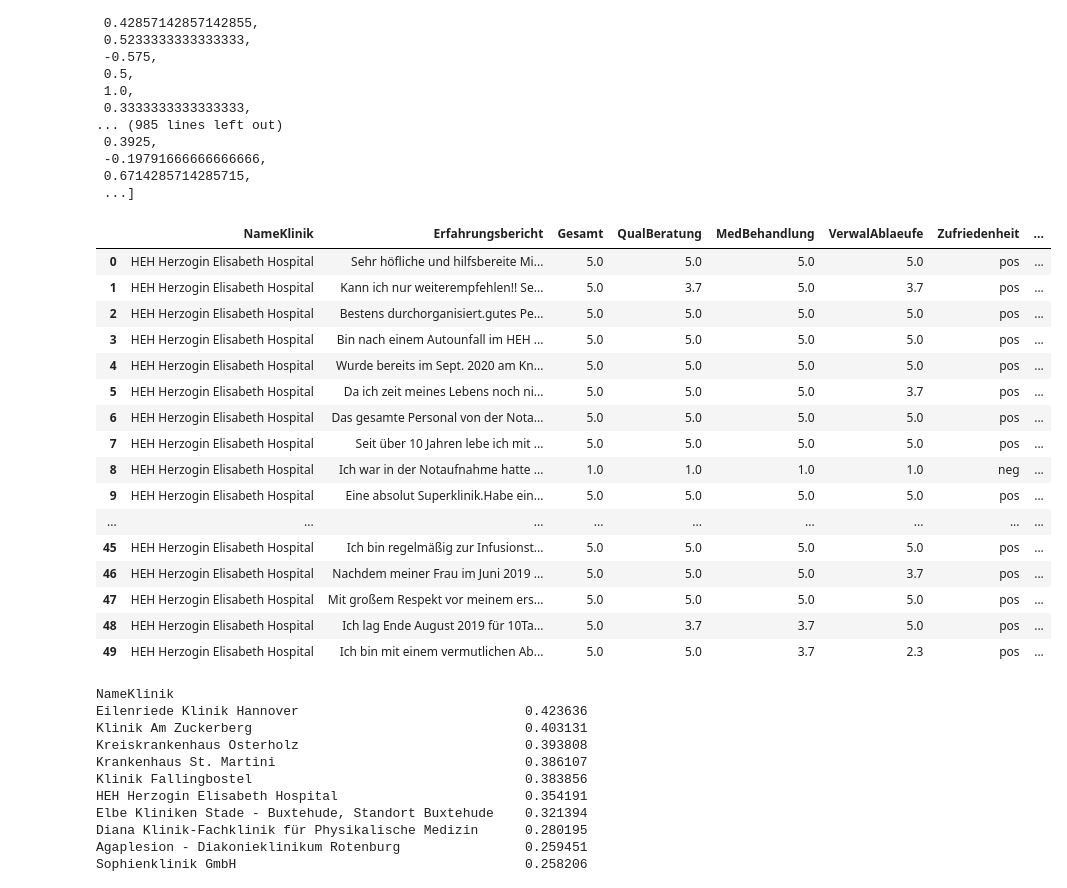
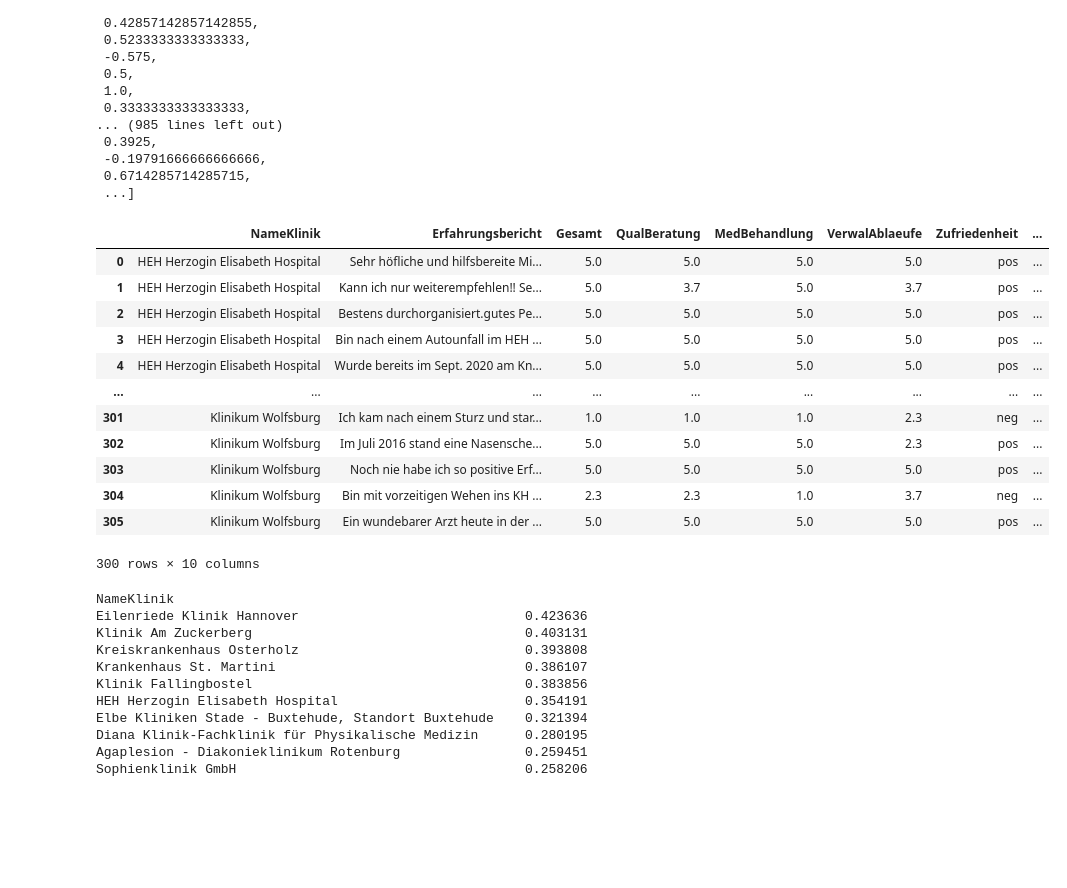
Before and after one commit to yigitbun/Finishing_Project, a Jupyter notebook: KB_Sentiment_Analyse/KB_Reinigung.ipynb, the cells around one changed output. Drawn from its saved outputs; the diff is of its cells as text; code cells hidden in the pictures; blank space fills up the shorter version.

```diff
--- a/KB_Sentiment_Analyse/KB_Reinigung.ipynb
+++ b/KB_Sentiment_Analyse/KB_Reinigung.ipynb
@@ -304,26 +305,24 @@ resultPolarity
  ...]
 # %%
 df['Polarity Level'] = resultPolarity
+# %%
+df['Polarity Stimmung'] = np.where(df['Polarity Level'] > 0, 'pos', 'neg')
 # %%
-df.round(2).head(50)
+df.round(2).head(300)
 # %% [output]
 |  | NameKlinik | Erfahrungsbericht | Gesamt | QualBeratung | MedBehandlung | VerwalAblaeufe | Zufriedenheit | ... |
 | 0 | HEH Herzogin Elisabeth Hospital | Sehr höfliche und hilfsbereite Mi... | 5.0 | 5.0 | 5.0 | 5.0 | pos | ... |
 | 1 | HEH Herzogin Elisabeth Hospital | Kann ich nur weiterempfehlen!! Se... | 5.0 | 3.7 | 5.0 | 3.7 | pos | ... |
 | 2 | HEH Herzogin Elisabeth Hospital | Bestens durchorganisiert.gutes Pe... | 5.0 | 5.0 | 5.0 | 5.0 | pos | ... |
 | 3 | HEH Herzogin Elisabeth Hospital | Bin nach einem Autounfall im HEH ... | 5.0 | 5.0 | 5.0 | 5.0 | pos | ... |
 | 4 | HEH Herzogin Elisabeth Hospital | Wurde bereits im Sept. 2020 am Kn... | 5.0 | 5.0 | 5.0 | 5.0 | pos | ... |
-| 5 | HEH Herzogin Elisabeth Hospital | Da ich zeit meines Lebens noch ni... | 5.0 | 5.0 | 5.0 | 3.7 | pos | ... |
-| 6 | HEH Herzogin Elisabeth Hospital | Das gesamte Personal von der Nota... | 5.0 | 5.0 | 5.0 | 5.0 | pos | ... |
-| 7 | HEH Herzogin Elisabeth Hospital | Seit über 10 Jahren lebe ich mit ... | 5.0 | 5.0 | 5.0 | 5.0 | pos | ... |
-| 8 | HEH Herzogin Elisabeth Hospital | Ich war in der Notaufnahme hatte ... | 1.0 | 1.0 | 1.0 | 1.0 | neg | ... |
-| 9 | HEH Herzogin Elisabeth Hospital | Eine absolut Superklinik.Habe ein... | 5.0 | 5.0 | 5.0 | 5.0 | pos | ... |
 | ... | ... | ... | ... | ... | ... | ... | ... | ... |
-| 45 | HEH Herzogin Elisabeth Hospital | Ich bin regelmäßig zur Infusionst... | 5.0 | 5.0 | 5.0 | 5.0 | pos | ... |
-| 46 | HEH Herzogin Elisabeth Hospital | Nachdem meiner Frau im Juni 2019 ... | 5.0 | 5.0 | 5.0 | 3.7 | pos | ... |
-| 47 | HEH Herzogin Elisabeth Hospital | Mit großem Respekt vor meinem ers... | 5.0 | 5.0 | 5.0 | 5.0 | pos | ... |
-| 48 | HEH Herzogin Elisabeth Hospital | Ich lag Ende August 2019 für 10Ta... | 5.0 | 3.7 | 3.7 | 5.0 | pos | ... |
-| 49 | HEH Herzogin Elisabeth Hospital | Ich bin mit einem vermutlichen Ab... | 5.0 | 5.0 | 3.7 | 2.3 | pos | ... |
+| 301 | Klinikum Wolfsburg | Ich kam nach einem Sturz und star... | 1.0 | 1.0 | 1.0 | 2.3 | neg | ... |
+| 302 | Klinikum Wolfsburg | Im Juli 2016 stand eine Nasensche... | 5.0 | 5.0 | 5.0 | 2.3 | pos | ... |
+| 303 | Klinikum Wolfsburg | Noch nie habe ich so positive Erf... | 5.0 | 5.0 | 5.0 | 5.0 | pos | ... |
+| 304 | Klinikum Wolfsburg | Bin mit vorzeitigen Wehen ins KH ... | 2.3 | 2.3 | 1.0 | 3.7 | neg | ... |
+| 305 | Klinikum Wolfsburg | Ein wundebarer Arzt heute in der ... | 5.0 | 5.0 | 5.0 | 5.0 | pos | ... |
+300 rows × 10 columns
 # %%
 final_df = df.groupby(['NameKlinik'])['Polarity Level'].mean()
 # %%
```
Also changed, not shown: parts of 20 cells of this notebook, 14 other files.
